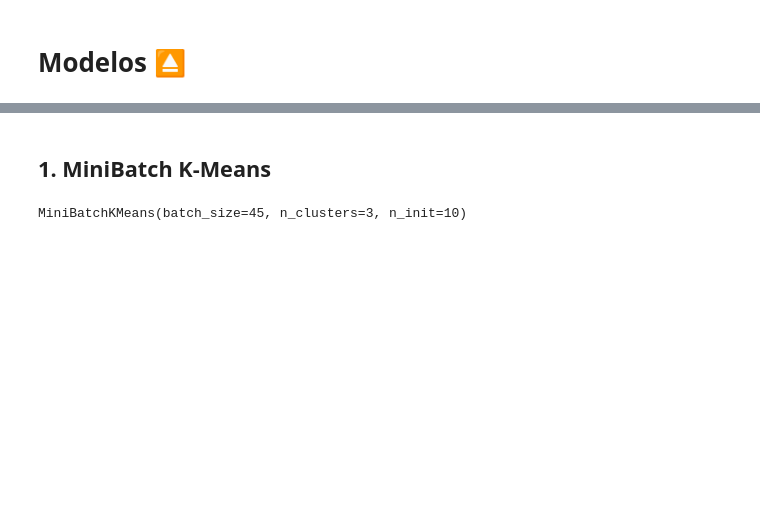
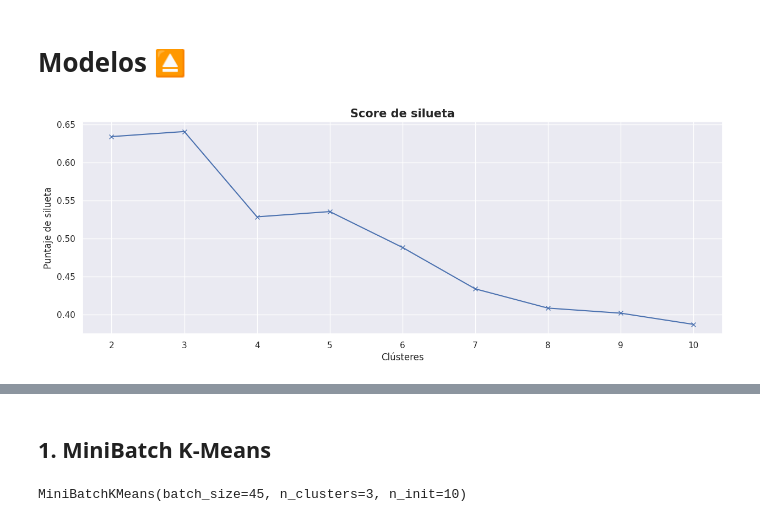
Before and after one commit to piero0090/Tesis-SeminarioII, a Jupyter notebook: Clustering_football_players.ipynb, the cells around one changed output, grey strips where cells are left out. Drawn from its saved outputs; the diff is of its cells as text; code cells hidden in the pictures; blank space fills up the shorter version.

```diff
--- a/Clustering_football_players.ipynb
+++ b/Clustering_football_players.ipynb
@@ -318,0 +328,17 @@ df.head(3)
+# %%
+#Búsqueda de número de clústeres
+silueta = []
+rango = range(2,11)
+for k in rango:
+  k_means = KMeans(n_clusters = k).fit(data_transform)
+  label = k_means.labels_
+  silueta.append(silhouette_score(data_transform, label))
+
+plt.figure(figsize=(15,5))
+plt.plot(rango, silueta, 'bx-')
+plt.xlabel('Clústeres', fontsize = 12)
+plt.ylabel('Puntaje de silueta', fontsize = 12)
+plt.title('Score de silueta', fontsize = 15,weight='bold')
+plt.show()
+# %% [output]
+[figure, added]
```
Also changed, not shown: parts of 20 cells of this notebook.
